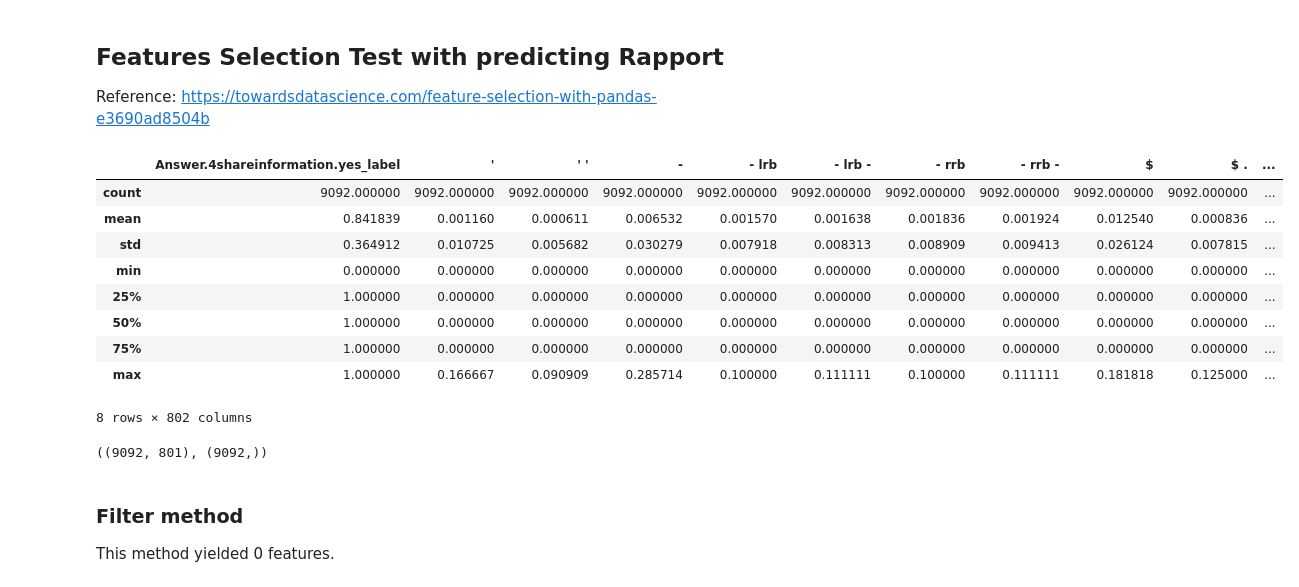
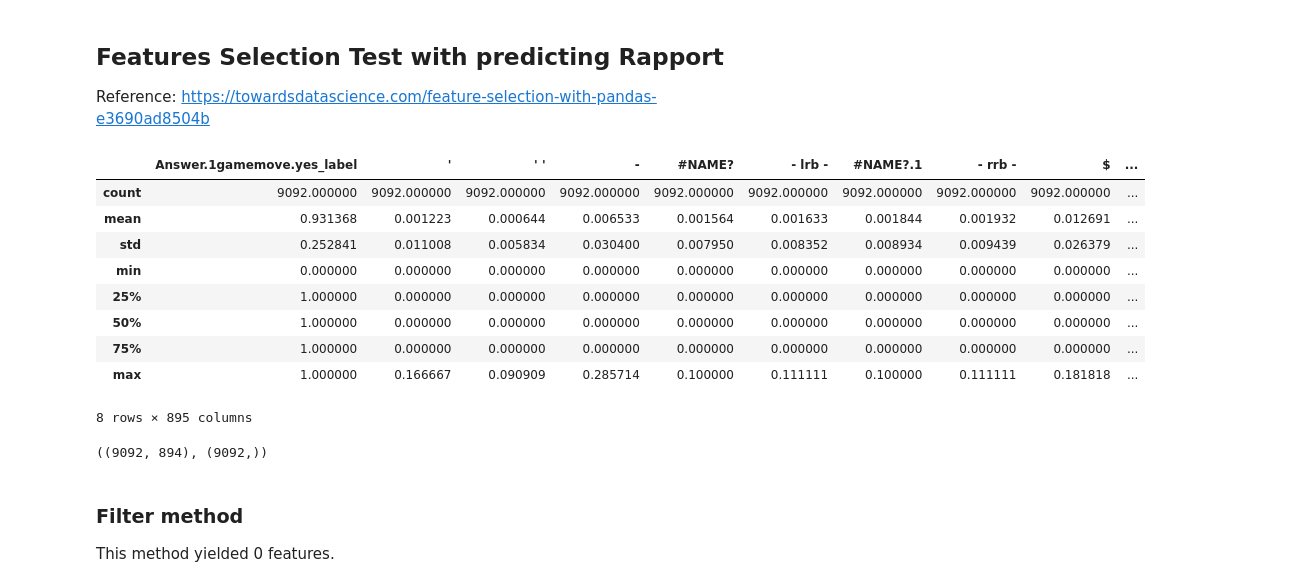
Before and after one commit to quarbby/diplomacy-betrayal, a Jupyter notebook: Semantics_ML_Methods.ipynb, the cells around one changed output. Drawn from its saved outputs; the diff is of its cells as text; code cells hidden in the pictures.

Commit message:
more results

```diff
--- a/Semantics_ML_Methods.ipynb
+++ b/Semantics_ML_Methods.ipynb
@@ -26,10 +26,13 @@ import pandas as pd
 # Train-test Split since dataset is not split yet
 from sklearn.model_selection import train_test_split
 
-pc_worker_sem_df = pd.read_csv('data/kokil dec 6 reprepare/conf_pc_worker_sem.csv')
+pc_worker_sem_df = pd.read_csv('data/kokil dec 6 reprepare/linguistics_w_metadata/conf_pc_worker_sem_liwc.csv')
 pc_worker_sem_df = pc_worker_sem_df.dropna() # dataset contains NaN values, dropping NaNs here
 
 X = pc_worker_sem_df.loc[: , "'": ]
+
+#X = pc_worker_sem_df.loc[:, "[xsubj":] # For LIWC Features
+
 y_gamelabel = pc_worker_sem_df.loc[: , "Answer.1gamemove.yes_label"]
 y_reasoning = pc_worker_sem_df.loc[: , "Answer.2reasoning.yes_label"]
 y_rapport = pc_worker_sem_df.loc[: , "Answer.3rapport.yes_label"]
@@ -37,57 +40,30 @@ y_shareinformation = pc_worker_sem_df.loc[: , "Answer.4shareinformation.yes_labe
 
 y_deception = pc_worker_sem_df["Input.deception_quadrant"].apply(lambda x : 1 if x == "Straightforward" else 0)
 
-y_dict = {'gamelabel': y_gamelabel, 'reasoning': y_reasoning, 'rapport': y_rapport, 'shareinformation': y_shareinformation, 'deception': y_deception}
+y_dict = {'gamemove': y_gamelabel, 'reasoning': y_reasoning, 'rapport': y_rapport, 'shareinformation': y_shareinformation, 'deception': y_deception}
-# %%
-import numpy as np # linear algebra
-import pandas as pd # data processing, CSV file I/O (e.g. pd.read_csv)
-
-# Any results you write to the current directory are saved as output.
-import pandas as pd
-
-# Train-test Split since dataset is not split yet
-from sklearn.model_selection import train_test_split
-
-pc_worker_sem_df = pd.read_csv('data/kokil dec 6 reprepare/conf_pc_worker_sem.csv')
-pc_worker_sem_df = pc_worker_sem_df.dropna() # dataset contains NaN values, dropping NaNs here
-
-X = pc_worker_sem_df.loc[: , "'": ]
-y_gamelabel = pc_worker_sem_df.loc[: , "Answer.1gamemove.yes_label"]
-y_reasoning = pc_worker_sem_df.loc[: , "Answer.2reasoning.yes_label"]
-y_rapport = pc_worker_sem_df.loc[: , "Answer.3rapport.yes_label"]
-y_shareinformation = pc_worker_sem_df.loc[: , "Answer.4shareinformation.yes_label"]
-
-input_deception = pc_worker_sem_df["Input.deception_quadrant"].copy()
-input_deception = pc_worker_sem_df["Input.deception_quadrant"].apply(lambda x : 1 if x == "Straightforward" else 0)
-y_deception = input_deception.to_list()
-
-# X = (X - X.mean()) / X.std()
-# X = (X - X.min()) / (X.max() - X.min())
-
-y_dict = {'gamelabel': y_gamelabel, 'reasoning': y_reasoning, 'rapport': y_rapport, 'shareinformation': y_shareinformation, 'deception': y_deception}
 # %% [markdown]
 ## Features Selection Test with predicting Rapport
 Reference: https://towardsdatascience.com/feature-selection-with-pandas-e3690ad8504b
 # %%
-y = y_dict['shareinformation']
+y = y_dict['gamemove']
 x1, x2, y1, y2 = train_test_split(X, y, test_size=0.2)
 test_df = pd.DataFrame(y1).join(x1)
 test_df.describe()
 # %% [output]
-|  | Answer.4shareinformation.yes_label | ' | ' ' | - | - lrb | - lrb - | - rrb | - rrb - | $ | $ . | ... |
-| count | 9092.000000 | 9092.000000 | 9092.000000 | 9092.000000 | 9092.000000 | 9092.000000 | 9092.000000 | 9092.000000 | 9092.000000 | 9092.000000 | ... |
-| mean | 0.841839 | 0.001160 | 0.000611 | 0.006532 | 0.001570 | 0.001638 | 0.001836 | 0.001924 | 0.012540 | 0.000836 | ... |
-| std | 0.364912 | 0.010725 | 0.005682 | 0.030279 | 0.007918 | 0.008313 | 0.008909 | 0.009413 | 0.026124 | 0.007815 | ... |
-| min | 0.000000 | 0.000000 | 0.000000 | 0.000000 | 0.000000 | 0.000000 | 0.000000 | 0.000000 | 0.000000 | 0.000000 | ... |
-| 25% | 1.000000 | 0.000000 | 0.000000 | 0.000000 | 0.000000 | 0.000000 | 0.000000 | 0.000000 | 0.000000 | 0.000000 | ... |
-| 50% | 1.000000 | 0.000000 | 0.000000 | 0.000000 | 0.000000 | 0.000000 | 0.000000 | 0.000000 | 0.000000 | 0.000000 | ... |
-| 75% | 1.000000 | 0.000000 | 0.000000 | 0.000000 | 0.000000 | 0.000000 | 0.000000 | 0.000000 | 0.000000 | 0.000000 | ... |
-| max | 1.000000 | 0.166667 | 0.090909 | 0.285714 | 0.100000 | 0.111111 | 0.100000 | 0.111111 | 0.181818 | 0.125000 | ... |
+|  | Answer.1gamemove.yes_label | ' | ' ' | - | #NAME? | - lrb - | #NAME?.1 | - rrb - | $ | ... |
+| count | 9092.000000 | 9092.000000 | 9092.000000 | 9092.000000 | 9092.000000 | 9092.000000 | 9092.000000 | 9092.000000 | 9092.000000 | ... |
+| mean | 0.931368 | 0.001223 | 0.000644 | 0.006533 | 0.001564 | 0.001633 | 0.001844 | 0.001932 | 0.012691 | ... |
+| std | 0.252841 | 0.011008 | 0.005834 | 0.030400 | 0.007950 | 0.008352 | 0.008934 | 0.009439 | 0.026379 | ... |
+| min | 0.000000 | 0.000000 | 0.000000 | 0.000000 | 0.000000 | 0.000000 | 0.000000 | 0.000000 | 0.000000 | ... |
+| 25% | 1.000000 | 0.000000 | 0.000000 | 0.000000 | 0.000000 | 0.000000 | 0.000000 | 0.000000 | 0.000000 | ... |
+| 50% | 1.000000 | 0.000000 | 0.000000 | 0.000000 | 0.000000 | 0.000000 | 0.000000 | 0.000000 | 0.000000 | ... |
+| 75% | 1.000000 | 0.000000 | 0.000000 | 0.000000 | 0.000000 | 0.000000 | 0.000000 | 0.000000 | 0.000000 | ... |
+| max | 1.000000 | 0.166667 | 0.090909 | 0.285714 | 0.100000 | 0.111111 | 0.100000 | 0.111111 | 0.181818 | ... |
-8 rows × 802 columns
+8 rows × 895 columns
 # %%
 x1.shape, y1.shape
 # %% [output]
-((9092, 801), (9092,))
+((9092, 894), (9092,))
 # %% [markdown]
 ### Filter method
 This method yielded 0 features.
```
Also changed, not shown: parts of 7 cells of this notebook, 2 other files.
